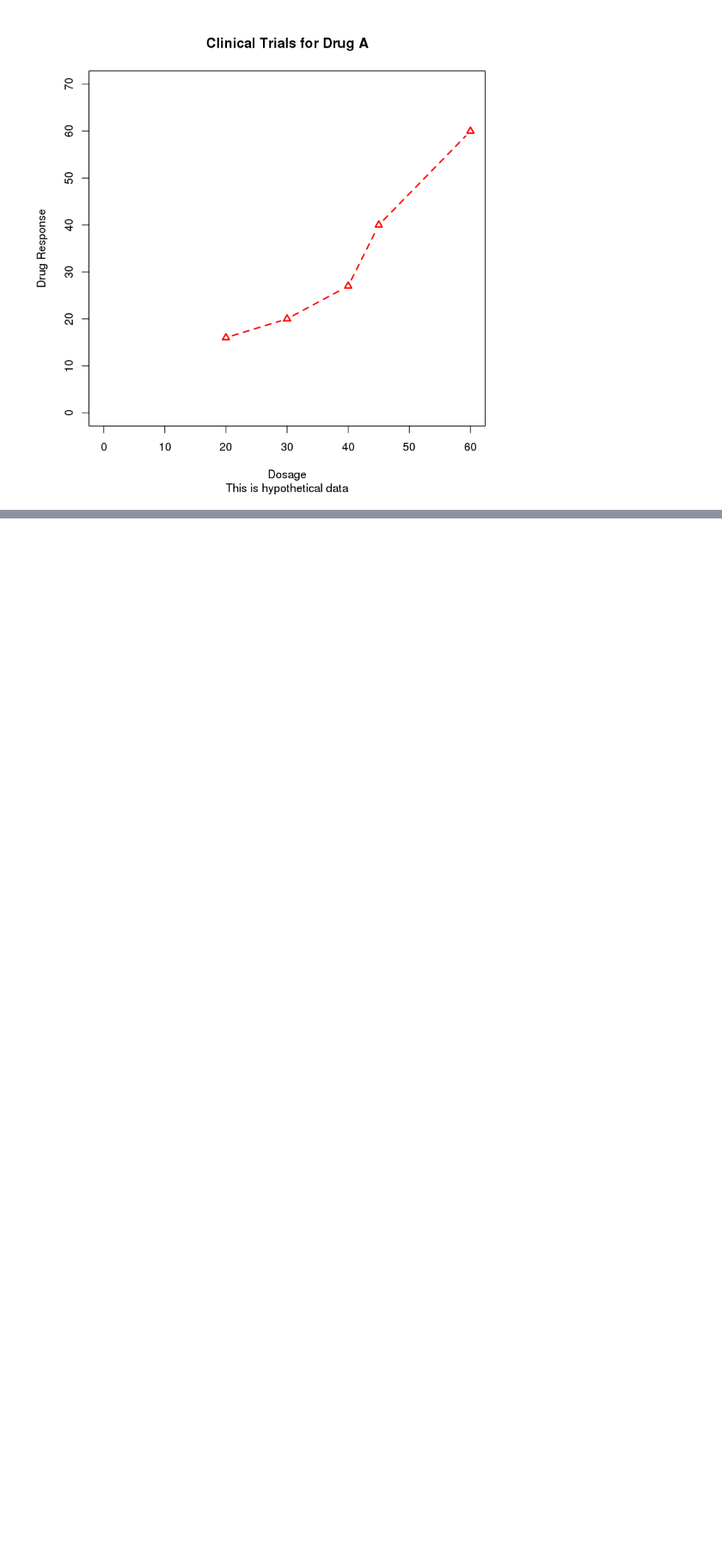
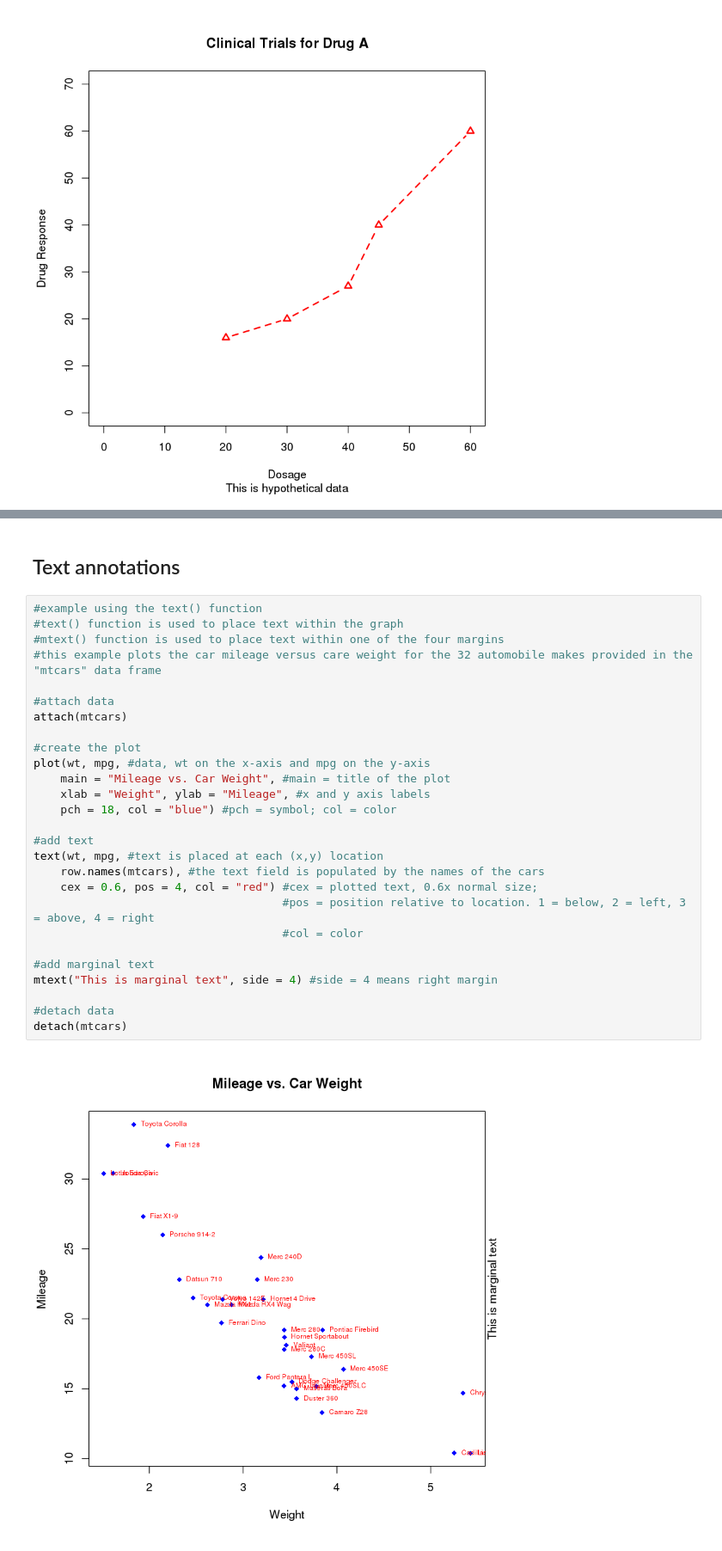
Before and after one commit to raov5/R-in-Action, a Jupyter notebook: Getting started with graphs.ipynb, the cells around one changed output, grey strips where cells are left out. Shown at 86% size. Saved outputs shown, nothing was run; the diff lists cells and outputs as text; blank space fills up the shorter version.

```diff
--- a/Getting started with graphs.ipynb
+++ b/Getting started with graphs.ipynb
@@ -238,0 +303,31 @@ par(opar) #restore original settings
+# %% [markdown]
+## Text annotations
+# %%
+#example using the text() function
+#text() function is used to place text within the graph
+#mtext() function is used to place text within one of the four margins
+#this example plots the car mileage versus care weight for the 32 automobile makes provided in the "mtcars" data frame
+
+#attach data
+attach(mtcars)
+
+#create the plot
+plot(wt, mpg, #data, wt on the x-axis and mpg on the y-axis
+    main = "Mileage vs. Car Weight", #main = title of the plot
+    xlab = "Weight", ylab = "Mileage", #x and y axis labels
+    pch = 18, col = "blue") #pch = symbol; col = color
+
+#add text
+text(wt, mpg, #text is placed at each (x,y) location
+    row.names(mtcars), #the text field is populated by the names of the cars
+    cex = 0.6, pos = 4, col = "red") #cex = plotted text, 0.6x normal size;
+                                     #pos = position relative to location. 1 = below, 2 = left, 3 = above, 4 = right
+                                     #col = color
+
+#add marginal text
+mtext("This is marginal text", side = 4) #side = 4 means right margin
+
+#detach data
+detach(mtcars)
+# %% [output]
+[figure, added]
```
Also changed, not shown: parts of 15 cells of this notebook.
